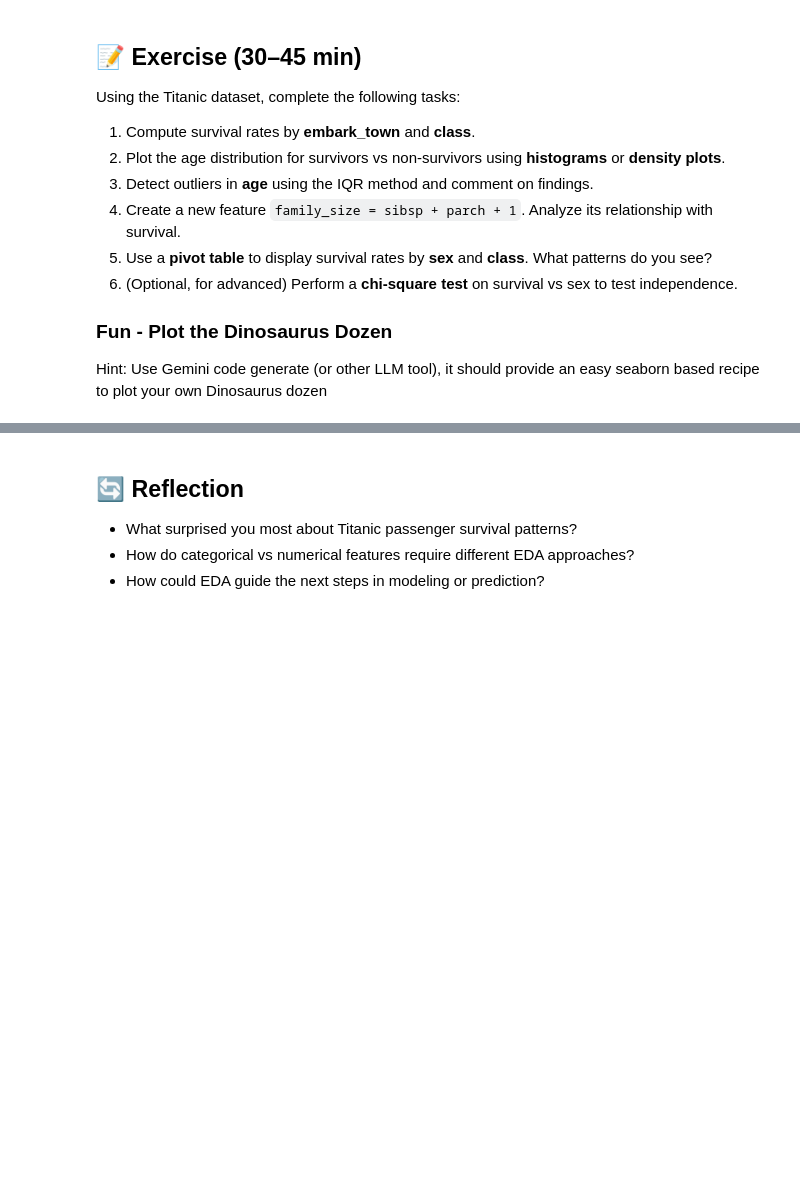
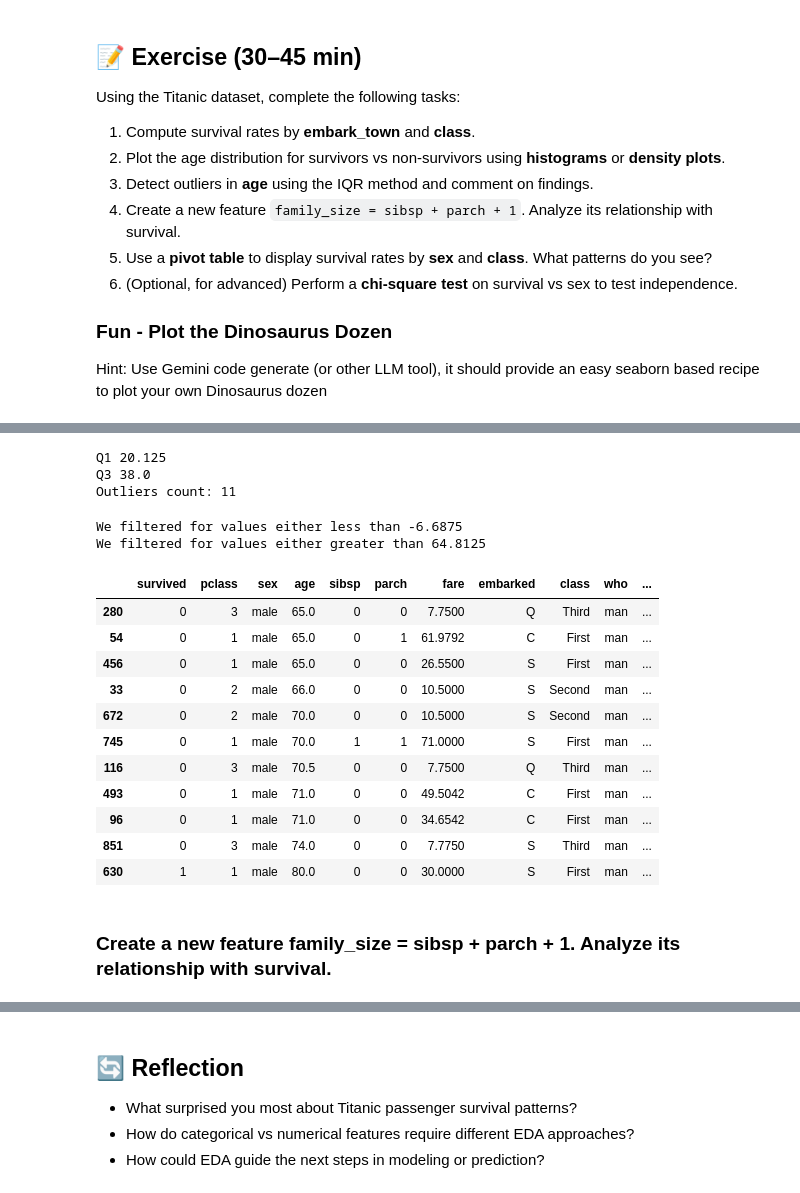
Before and after one commit to ValRCS/RTU_Data_Analysis_Visualization_CPD, a Jupyter notebook: notebooks/day3_exploratory_data_analysis.ipynb, the cells around one changed output, grey strips where cells are left out. Drawn from its saved outputs; the diff is of its cells as text; code cells hidden in the pictures; blank space fills up the shorter version.

```diff
--- a/notebooks/day3_exploratory_data_analysis.ipynb
+++ b/notebooks/day3_exploratory_data_analysis.ipynb
@@ -768,0 +846,52 @@ Hint: Use Gemini code generate (or other LLM tool), it should provide an easy se
+# %%
+# Detect outliers in age using the IQR method
+Q1 = titanic['age'].quantile(0.25)
+Q3 = titanic['age'].quantile(0.75)
+print(f"Q1 {Q1}")
+print(f"Q3 {Q3}")
+IQR = Q3 - Q1
+outliers = titanic[(titanic['age'] < Q1 - 1.5*IQR) | (titanic['age'] > Q3 + 1.5*IQR)] # | in filter works like OR
+print("Outliers count:", len(outliers))
+# %% [output]
+Q1 20.125
+Q3 38.0
+Outliers count: 11
+# %%
+# so we looked for Q1 - 1.5*IQR
+print(f"We filtered for values either less than {Q1 - 1.5*IQR}")
+# or we looked for Q3 + 1.5*IQR
+print(f"We filtered for values either greater than {Q3 + 1.5*IQR}")
+# %% [output]
+We filtered for values either less than -6.6875
+We filtered for values either greater than 64.8125
+# %%
+# so we can manually check for this value of older age 64.8125
+older_folks = titanic[titanic['age'] > 64.8125]
+# older_folks.sort_values(by='age', ascending=False)
+# let's sort by age in ascending and pclass in descending
+older_folks.sort_values(by=['age', 'pclass','fare'], ascending=[True, False,False])
+# this means we sort by age first in ascending
+# any tiebreaks are resolved by sorting those in descending order by pclass
+# you can have as mnay sort_value columns as you want
+# finally if we still have tiebreaks
+# we sort those by fare in descending order
+# if we wanted wanted to save this sorted dataframe
+# we could simply overwrite previous one by
+# older_folks = older_folks.sort_values(by=['age', 'pclass','fare'], ascending=[True, False,False])
+# or I could create a copy
+# older_folks_sorted = older_folks.sort_values(by=['age', 'pclass','fare'], ascending=[True, False,False]).copy()
+# %% [output]
+|  | survived | pclass | sex | age | sibsp | parch | fare | embarked | class | who | ... |
+| 280 | 0 | 3 | male | 65.0 | 0 | 0 | 7.7500 | Q | Third | man | ... |
+| 54 | 0 | 1 | male | 65.0 | 0 | 1 | 61.9792 | C | First | man | ... |
+| 456 | 0 | 1 | male | 65.0 | 0 | 0 | 26.5500 | S | First | man | ... |
+| 33 | 0 | 2 | male | 66.0 | 0 | 0 | 10.5000 | S | Second | man | ... |
+| 672 | 0 | 2 | male | 70.0 | 0 | 0 | 10.5000 | S | Second | man | ... |
+| 745 | 0 | 1 | male | 70.0 | 1 | 1 | 71.0000 | S | First | man | ... |
+| 116 | 0 | 3 | male | 70.5 | 0 | 0 | 7.7500 | Q | Third | man | ... |
+| 493 | 0 | 1 | male | 71.0 | 0 | 0 | 49.5042 | C | First | man | ... |
+| 96 | 0 | 1 | male | 71.0 | 0 | 0 | 34.6542 | C | First | man | ... |
+| 851 | 0 | 3 | male | 74.0 | 0 | 0 | 7.7750 | S | Third | man | ... |
+| 630 | 1 | 1 | male | 80.0 | 0 | 0 | 30.0000 | S | First | man | ... |
+# %% [markdown]
+### Create a new feature family_size = sibsp + parch + 1. Analyze its relationship with survival.
```
Also changed, not shown: parts of 25 cells of this notebook.
